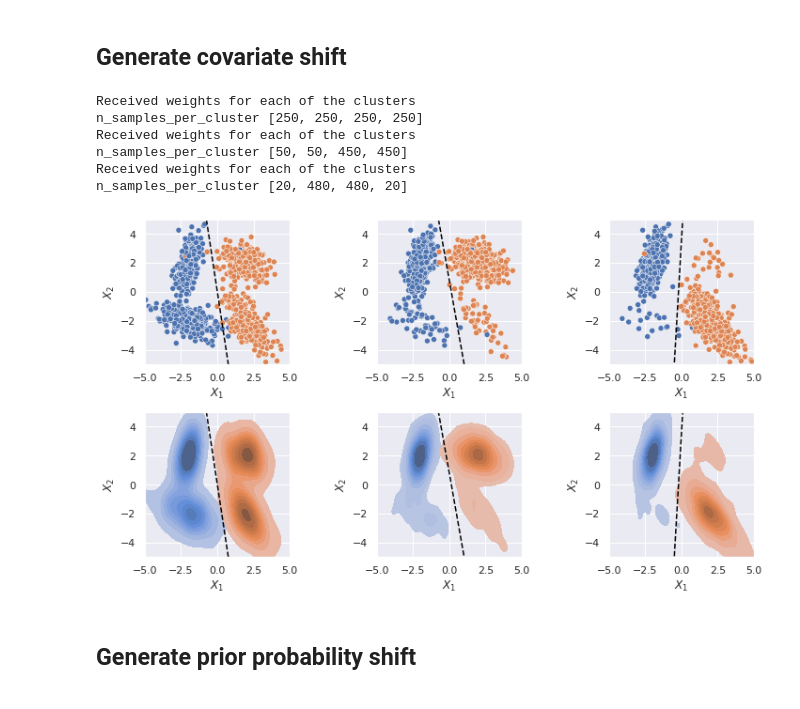
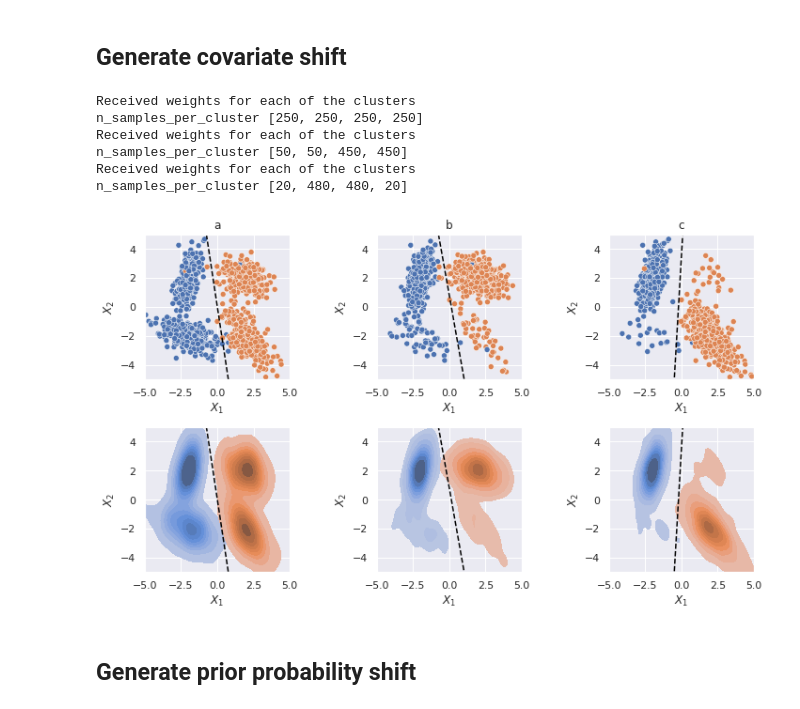
Before and after one commit to pglez82/quant_datasetshift, a Jupyter notebook: datasetshift_drawings.ipynb, the cells around one changed output. Saved outputs shown, nothing was run; the diff lists cells and outputs as text; code cells hidden in the pictures.

```diff
--- a/datasetshift_drawings.ipynb
+++ b/datasetshift_drawings.ipynb
@@ -304,30 +304,34 @@ def plot_logisticregression(clf,dataset,ax,plotx):
 # %%
 sns.set_theme()
 f, ax = plt.subplots(2,3,figsize=(10, 6))
 f.subplots_adjust(left=0.08, bottom=0.05, right=0.98, top=1, wspace=0.6, hspace=0)
 
 dataset = create_dataset(2,weights=[0.25,0.25,0.25,0.25],seed=seed)
 clf = LogisticRegression().fit(dataset[['x1', 'x2']], dataset['y'])
 plot_logisticregression(clf,dataset,ax,0)
 
 dataset = create_dataset(2,weights=[0.05,0.05,0.45,0.45],seed=seed)
 clf = LogisticRegression().fit(dataset[['x1', 'x2']], dataset['y'])
 plot_logisticregression(clf,dataset,ax,1)
 
 dataset = create_dataset(2,weights=[0.02,0.48,0.48,0.02],seed=seed)
 clf = LogisticRegression().fit(dataset[['x1', 'x2']], dataset['y'])
 plot_logisticregression(clf,dataset,ax,2)
 
+ax[0][0].set_title('a')
+ax[0][1].set_title('b')
+ax[0][2].set_title('c')
+
 plt.savefig(os.path.join(export_dir,'images/covariatedrawing.pdf'),format='pdf')
 plt.savefig(os.path.join(export_dir,'images/covariatedrawing.png'),format='png')
 # %% [output]
 Received weights for each of the clusters
 n_samples_per_cluster [250, 250, 250, 250]
 Received weights for each of the clusters
 n_samples_per_cluster [50, 50, 450, 450]
 Received weights for each of the clusters
 n_samples_per_cluster [20, 480, 480, 20]
-[figure, old version]
+[figure, new version]
 # %% [markdown]
 ## Generate prior probability shift
 # %%
```
Also changed, not shown: parts of 3 cells of this notebook.
